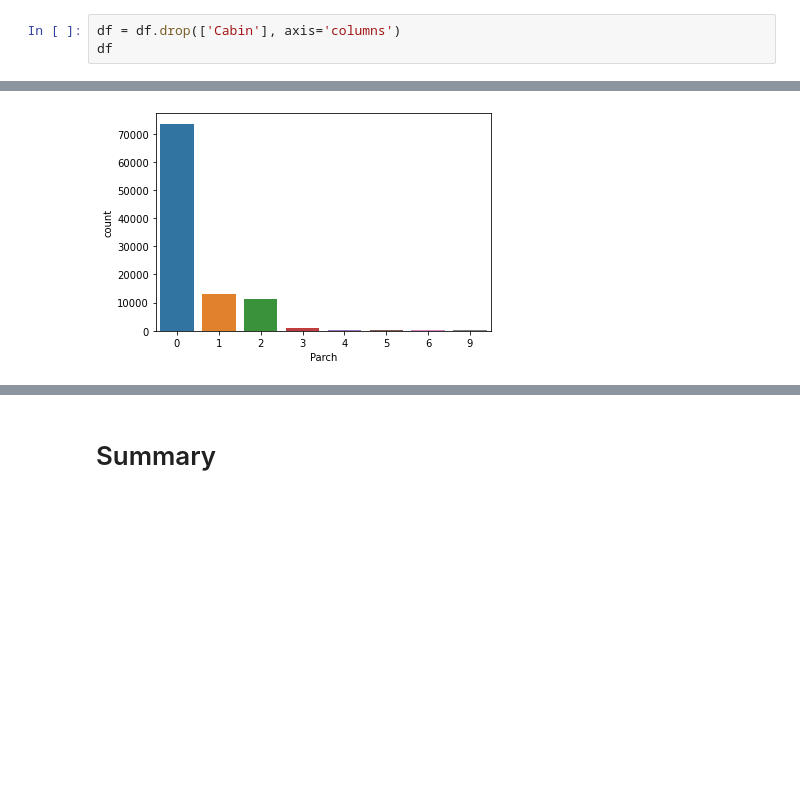
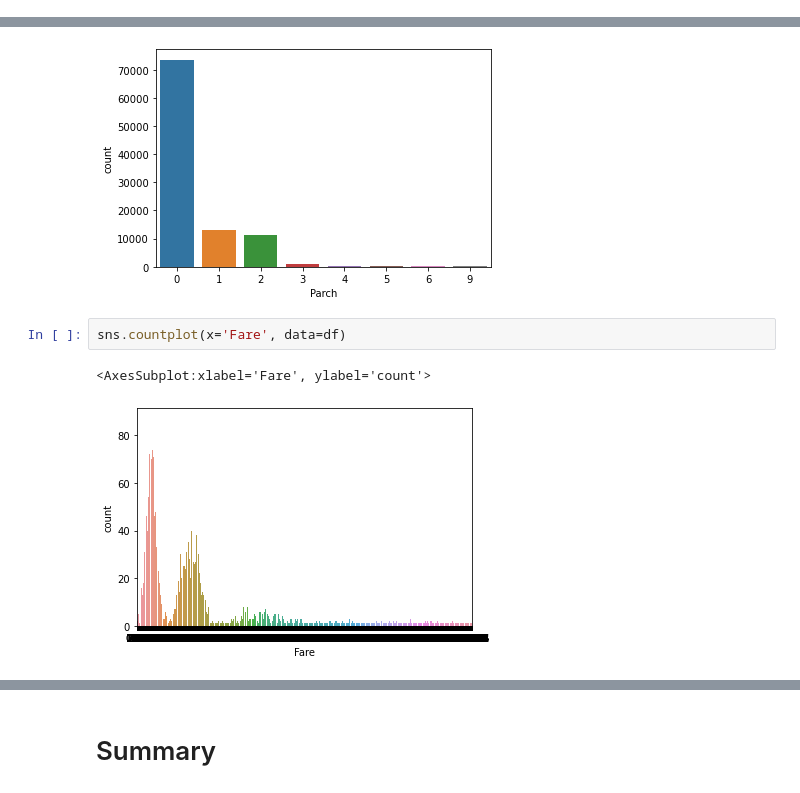
Before and after one commit to codekot/data_exploration, a Jupyter notebook: eda.ipynb, the cells around one changed output, grey strips where cells are left out. Saved outputs shown, nothing was run; the diff lists cells and outputs as text; blank space fills up the shorter version.

```diff
--- a/eda.ipynb
+++ b/eda.ipynb
@@ -96,5 +98,2 @@ Fare            15935
 Embarked            3
 dtype: int64
-# %%
-df = df.drop(['Cabin'], axis='columns')
-df
@@ -221,3 +208,8 @@ sns.countplot(x='Parch', data=df)
 # %% [output]
 <AxesSubplot:xlabel='Parch', ylabel='count'>
 [figure]
+# %%
+sns.countplot(x='Fare', data=df)
+# %% [output]
+<AxesSubplot:xlabel='Fare', ylabel='count'>
+[figure, added]
```
Also changed, not shown: parts of 15 cells of this notebook.
